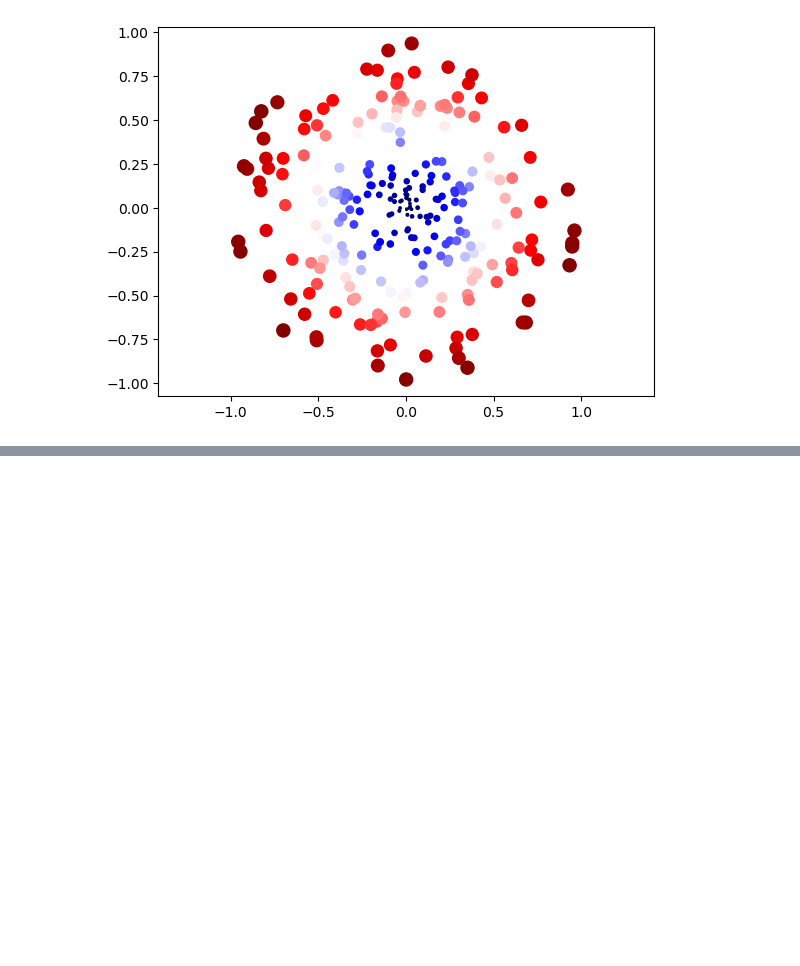
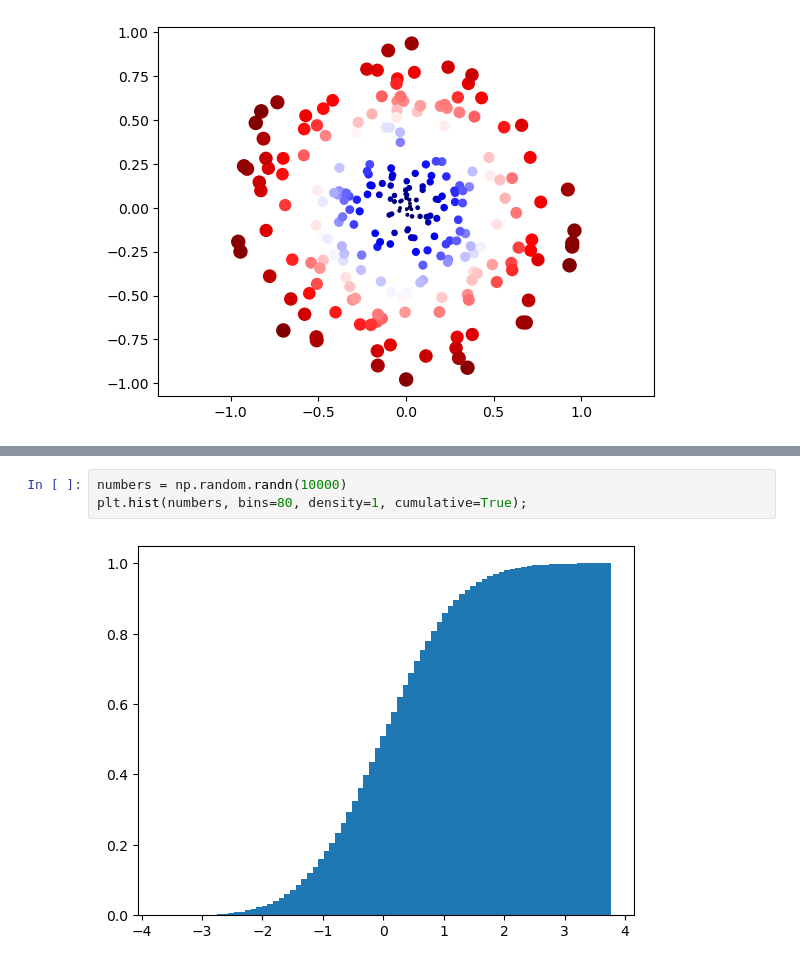
Before and after one commit to MuhammadJundullah/JCOPCourseDataScience, a Jupyter notebook: 03 - Matplotlib Intro/Part - 1 Matplotlib.ipynb, the cells around one changed output, grey strips where cells are left out. Cells and saved outputs as stored; diff of their text form; blank space fills up the shorter version.

```diff
--- a/03 - Matplotlib Intro/Part - 1 Matplotlib.ipynb
+++ b/03 - Matplotlib Intro/Part - 1 Matplotlib.ipynb
@@ -80,0 +88,5 @@ plt.axis("equal")
+# %%
+numbers = np.random.randn(10000)
+plt.hist(numbers, bins=80, density=1, cumulative=True);
+# %% [output]
+[figure, added]
```
Also changed, not shown: parts of 2 cells of this notebook.
